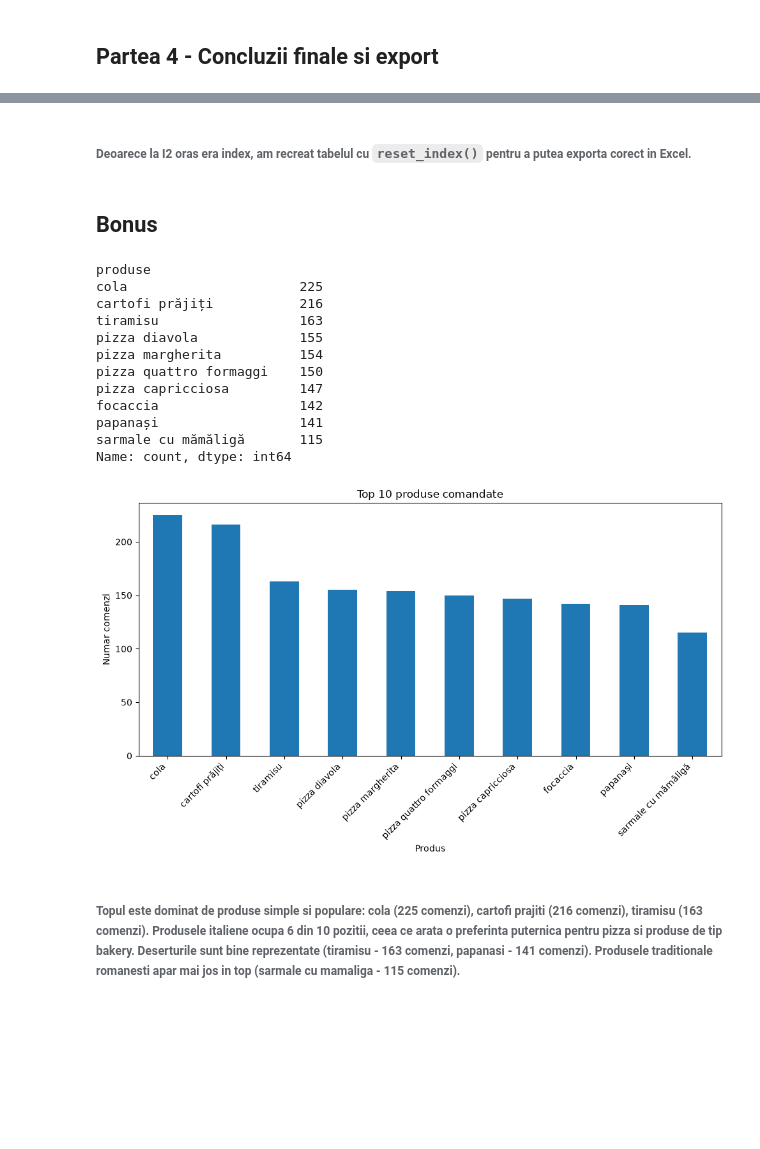
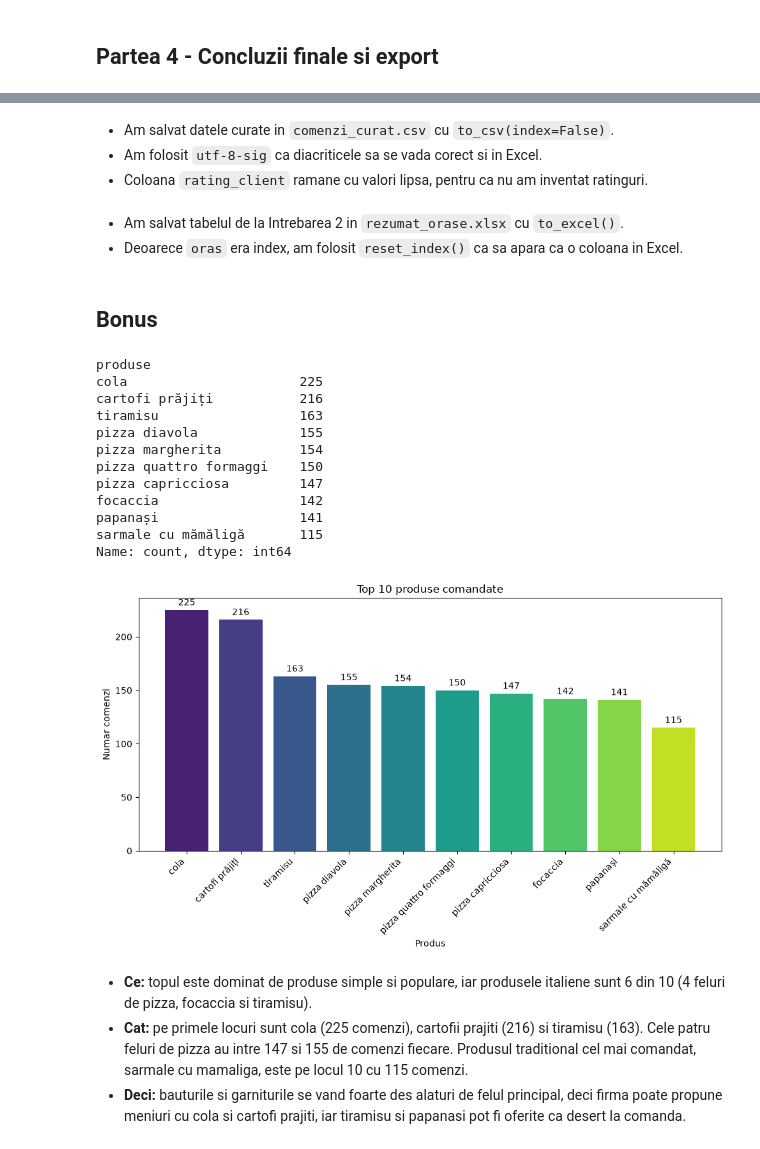
Before and after one commit to CristianaTrandafir/proiect_python_trandafir_cristiana, a Jupyter notebook: proiect_gustoexpress.ipynb, the cells around one changed output, grey strips where cells are left out. Saved outputs shown, nothing was run; the diff lists cells and outputs as text; code cells hidden in the pictures; blank space fills up the shorter version.

```diff
--- a/proiect_gustoexpress.ipynb
+++ b/proiect_gustoexpress.ipynb
@@ -560,0 +253,18 @@ Corelația dintre timpul de livrare și ratingul clientului: -0.2974800069600408
+# %%
+"""2.1 categorie_comanda (5p): scrie o funcție def categorie_comanda(valoare) care
+primește valoarea produselor și returnează: „Mică” (sub 50 lei), „Medie” (50–99,99 lei) sau
+„Mare” (100 de lei sau mai mult). Aplic-o cu apply() pentru a crea coloana
+categorie_comanda, apoi afișează câte comenzi sunt în fiecare categorie."""
+
+def categorie_comanda(valoare):
+    if valoare < 50:
+        return "Mică"
+    elif valoare < 100:
+        return "Medie"
+    else:
+        return "Mare"
+
+df["categorie_comanda"] = df["valoare_produse"].apply(categorie_comanda)
+
+# Afisare in ordinea Mica, Medie, Mare (nu in ordinea numarului de comenzi)
+df["categorie_comanda"].value_counts().reindex(["Mică", "Medie", "Mare"])
@@ -560,0 +555,17 @@ Corelația dintre timpul de livrare și ratingul clientului: -0.2974800069600408
+# %%
+def categorie_livrare(minute):
+    if minute <= 30:
+        return "Rapidă (≤30 min)"
+    elif minute <= 45:
+        return "Normală (31–45 min)"
+    else:
+        return "Lentă (>45 min)"
+
+df["categorie_livrare"] = df["timp_livrare_min"].apply(categorie_livrare)
+
+ordine_livrare = ["Rapidă (≤30 min)", "Normală (31–45 min)", "Lentă (>45 min)"]
+
+# Cate livrari sunt in fiecare categorie si ponderea livrarilor lente pe oras
+print(df["categorie_livrare"].value_counts().reindex(ordine_livrare))
+print()
+print((pd.crosstab(df["oras"], df["categorie_livrare"], normalize="index")[ordine_livrare] * 100).round(1))
@@ -587,2 +634,4 @@ tabel_orase.to_excel('rezumat_orase.xlsx', index=False)
-# %% [markdown]
-###### Deoarece la I2 **oras** era index, am recreat tabelul cu `reset_index()` pentru a putea exporta corect in Excel.
+# %% [markdown]
+- Am salvat datele curate in `comenzi_curat.csv` cu `to_csv(index=False)`.
+- Am folosit `utf-8-sig` ca diacriticele sa se vada corect si in Excel.
+- Coloana `rating_client` ramane cu valori lipsa, pentru ca nu am inventat ratinguri.
@@ -589,3 +641,6 @@ tabel_orase.to_excel('rezumat_orase.xlsx', index=False)
+# %% [markdown]
+- Am salvat tabelul de la Intrebarea 2 in `rezumat_orase.xlsx` cu `to_excel()`.
+- Deoarece `oras` era index, am folosit `reset_index()` ca sa apara ca o coloana in Excel.
 # %% [markdown]
 ## Bonus
 # %%
@@ -593,44 +648,46 @@ tabel_orase.to_excel('rezumat_orase.xlsx', index=False)
 liste Python (ast.literal_eval), folosește explode() și afișează top 10 produse
 comandate, cu grafic."""
 
-
 import ast
 
-# 1. Transformam textul in liste Python
-df['produse'] = df['produse'].apply(ast.literal_eval)
+# 1. Transformam textul in liste Python (fara sa modificam df)
+produse_liste = df['produse'].str.strip().str.lower().apply(ast.literal_eval)
 
 # 2. Explode: o linie per produs
-df_exploded = df.explode('produse')
+df_exploded = df.assign(produse=produse_liste).explode('produse')
 
 # 3. Top 10 produse comandate
 top10 = df_exploded['produse'].value_counts().head(10)
 print(top10)
 
 # 4. Grafic bar pentru top 10
 plt.figure(figsize=(10, 6))
-top10.plot(kind='bar')
+bare = plt.bar(top10.index, top10.values, color=sns.color_palette("viridis", 10))
+plt.bar_label(bare, padding=3)
 plt.xlabel('Produs')
 plt.ylabel('Numar comenzi')
 plt.title('Top 10 produse comandate')
 plt.xticks(rotation=45, ha='right')
 plt.tight_layout()
 plt.show()
 # %% [output]
 produse
 cola                      225
 cartofi prăjiți           216
 tiramisu                  163
 pizza diavola             155
 pizza margherita          154
 pizza quattro formaggi    150
 pizza capricciosa         147
 focaccia                  142
 papanași                  141
 sarmale cu mămăligă       115
 Name: count, dtype: int64
-[figure, old version]
+[figure, new version]
-# %% [markdown]
-###### Topul este dominat de produse simple si populare: cola (225 comenzi), cartofi prajiti (216 comenzi), tiramisu (163 comenzi). Produsele italiene ocupa 6 din 10 pozitii, ceea ce arata o preferinta puternica pentru pizza si produse de tip bakery. Deserturile sunt bine reprezentate (tiramisu - 163 comenzi, papanasi - 141 comenzi). Produsele traditionale romanesti apar mai jos in top (sarmale cu mamaliga - 115 comenzi).
+# %% [markdown]
+- **Ce:** topul este dominat de produse simple si populare, iar produsele italiene sunt 6 din 10 (4 feluri de pizza, focaccia si tiramisu).
+- **Cat:** pe primele locuri sunt cola (225 comenzi), cartofii prajiti (216) si tiramisu (163). Cele patru feluri de pizza au intre 147 si 155 de comenzi fiecare. Produsul traditional cel mai comandat, sarmale cu mamaliga, este pe locul 10 cu 115 comenzi.
+- **Deci:** bauturile si garniturile se vand foarte des alaturi de felul principal, deci firma poate propune meniuri cu cola si cartofi prajiti, iar tiramisu si papanasi pot fi oferite ca desert la comanda.
 # %%
 """B2 (3p) – Heatmap: creează un pivot_table cu zilele săptămânii pe rânduri, orele pe
 coloane și numărul de comenzi ca valori, apoi afișează-l cu sns.heatmap()."""
```
Also changed, not shown: parts of 92 cells of this notebook, 2 other files.
